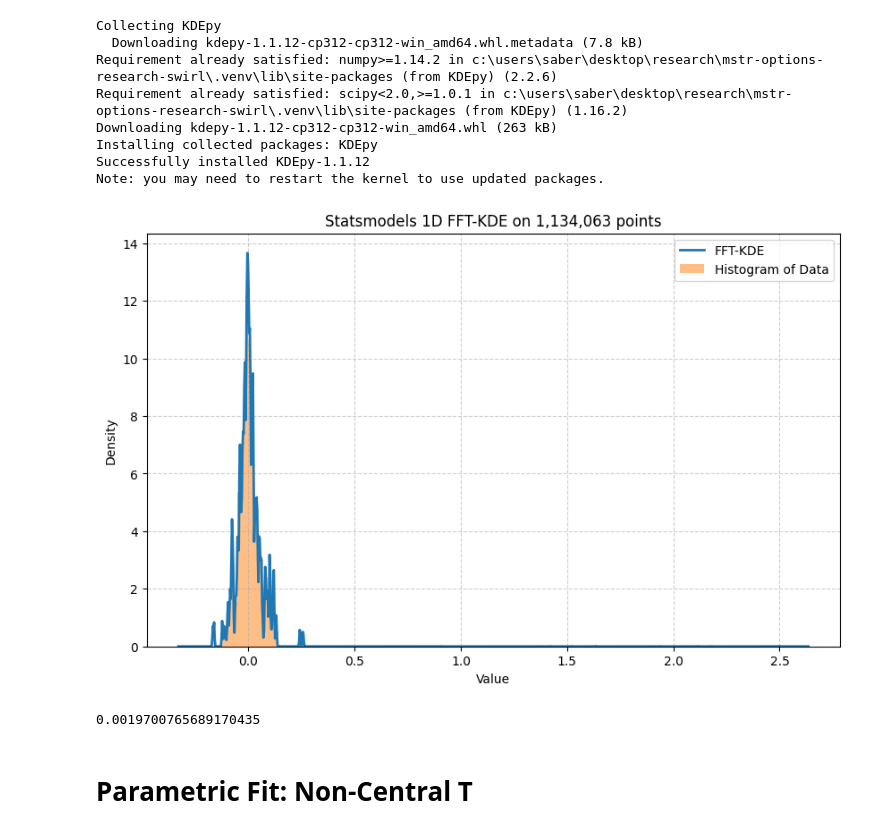
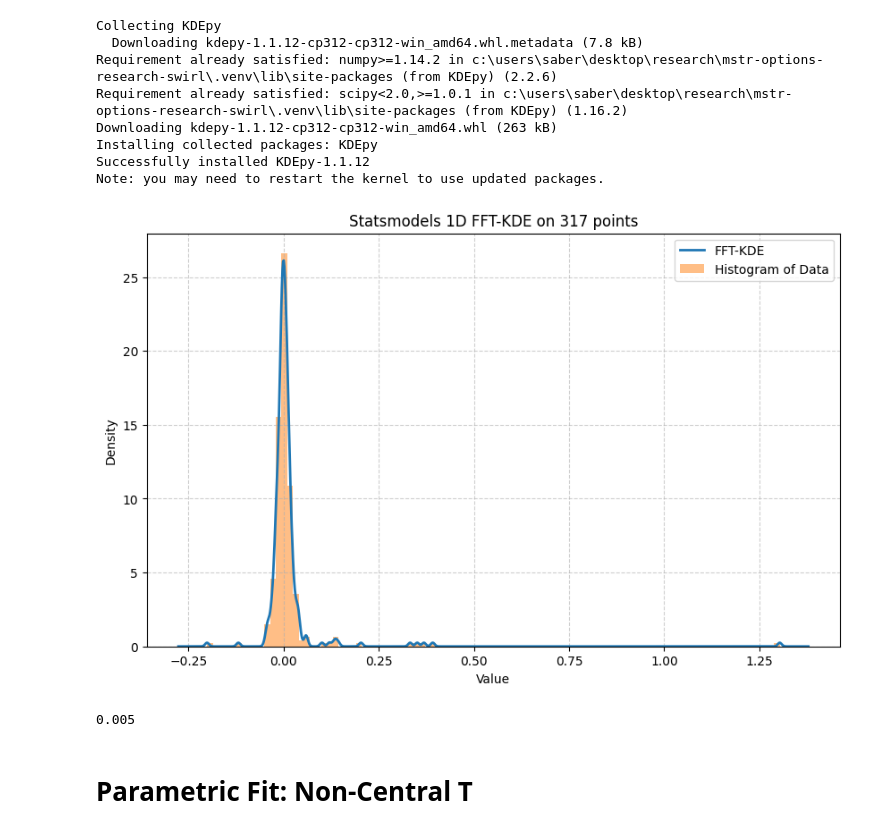
Before and after one commit to ianlai2/MSTR-Options-Research-SwIRL, a Jupyter notebook: options_return_exploration.ipynb, the cells around one changed output. Cells and saved outputs as stored; diff of their text form; code cells hidden in the pictures.

```diff
--- a/options_return_exploration.ipynb
+++ b/options_return_exploration.ipynb
@@ -6,5 +7,4 @@ import pyarrow.parquet as pq
 # %%
-# cols = []   ##TODO: Specify desired columns here
-df_base = pd.read_parquet("MSTR_Options_cleaned.parquet", engine="pyarrow")
+df_base = pd.read_csv(DATA_PATH)
 df_base.head()
 # %% [output]
@@ -22,0 +68,12 @@ df_base['Symbol'].iloc[0][:4]
+# %%
+df_tsm = df_base[df_base['Tic'] == 'TSM'].copy()
+df_tsm['Date'] = pd.to_datetime(df_tsm['Date'], format='mixed')
+df_filtered = df_tsm[df_tsm['Date'].dt.month == 5].copy()
+df_filtered['Tic'] = df_tsm['Tic'].astype(str)
+# df_filtered['Price'] = df_tsm['Price'].astype(str)
+# Remove single quotes AND commas, then cast to float
+df_filtered['prices_clean'] = df_filtered['Price'].astype(str).str.replace(r"[',]", "", regex=True).astype(float)
+# df_returns['Price_Lag1'] = df_returns.groupby('Tic')['Price'].shift(1)
+# df_returns['Returns'] = (df_returns['Price'] - df_returns['Price_Lag1']) / df_returns['Price_Lag1']
+df_filtered.drop('Price', axis=1, inplace=True)
+df_filtered.head()
@@ -23,7 +104,9 @@ df_base['Symbol'].iloc[0][:4]
 # %% [markdown]
 ## Add Returns
 # %%
-df_base['Stock.Price_Lag1'] = df_base.groupby('Symbol')['Stock Price'].shift(1)
-df_base['Returns'] = (df_base['Stock Price'] - df_base['Stock.Price_Lag1']) / df_base['Stock.Price_Lag1']
-df_base[['Stock Price', 'Stock.Price_Lag1', 'Returns']].head()
+df_filtered['Price_Lag1'] = df_filtered.groupby('Tic')['prices_clean'].shift(1)
+df_filtered['Returns'] = (df_filtered['prices_clean'] - df_filtered['Price_Lag1']) / df_filtered['Price_Lag1']
+df_filtered[['prices_clean', 'Price_Lag1', 'Returns']].head()
+df_filtered.dropna(subset=['Returns'], inplace=True)
+df_filtered.info()
 # %% [output]
@@ -175,5 +125,7 @@ Text(0, 0.5, 'Returns')
 # %%
-b=int(2*(len(X)**(1/3)))
+X = df_filtered['Returns']
+# b = int(2*(len(X)**(1/3)))
+b = 100
 ax = X.plot(kind='hist', bins=b, density=True, alpha=0.6, color='g')
 # ax.set_xlim(-5, 5)  # Set x-axis limits
 plt.title("Returns Distribution")
@@ -242,36 +158,36 @@ from KDEpy import FFTKDE
 
 # 2. Instantiate the KDEUnivariate class
 # This class is specifically for 1D data.
-kde = FFTKDE(kernel='gaussian', bw='ISJ').fit(X.to_numpy().reshape(-1, 1))
+kde = FFTKDE(kernel='gaussian', bw=0.005).fit(X.to_numpy().reshape(-1, 1))
 
 # 3. Fit the model
 # bw='silverman': Uses Silverman's rule-of-thumb for bandwidth selection.
 # fft=True: Explicitly tells it to use the FFT-based method.
 #         (This is often the default, but it's good to be explicit).
 # gridsize: Optionally, you can suggest the number of grid points for the FFT.
 x, y = kde.evaluate()
 
 # 4. Access the results
 # The results are pre-computed and stored in the object.
 # kde.support: The x-axis grid points where the density was evaluated.
 # kde.density: The y-axis density (KDE) values at each support point.
 
 # 5. Plot the results
 plt.figure(figsize=(10, 6))
 plt.plot(x, y, lw=2, label='FFT-KDE')
 
 # (Optional) Plot a histogram to compare
 plt.hist(X, bins=b, density=True, alpha=0.5, label='Histogram of Data')
 plt.title(f'Statsmodels 1D FFT-KDE on {len(X):,} points')
 plt.xlabel('Value')
 plt.ylabel('Density')
 plt.legend()
 plt.grid(True, linestyle='--', alpha=0.6)
 plt.show()
 print(f'{kde.bw}')
 # %% [output]
-[figure, old version]
+[figure, new version]
-0.0019700765689170435
+0.005
 # %% [markdown]
 # Parametric Fit: Non-Central T
 # %%
```
Also changed, not shown: parts of 26 cells of this notebook, 9 other files.
